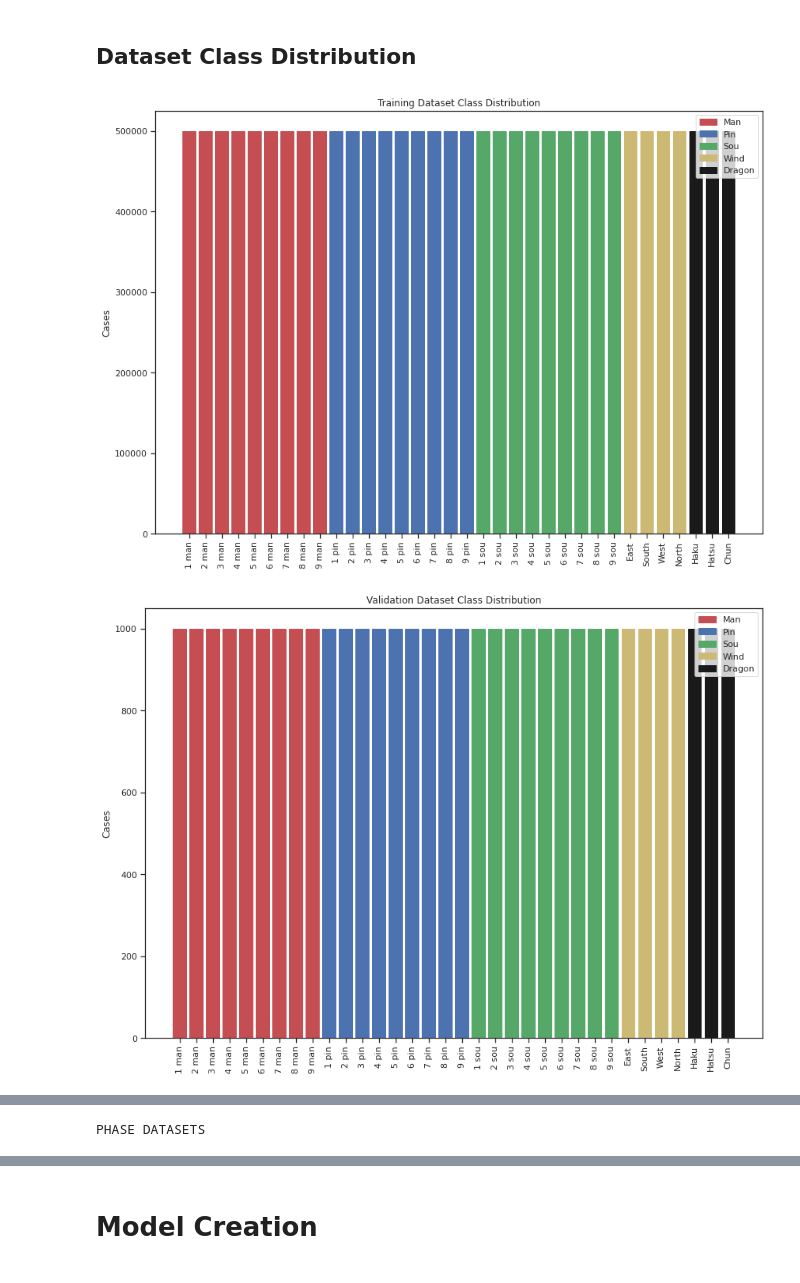
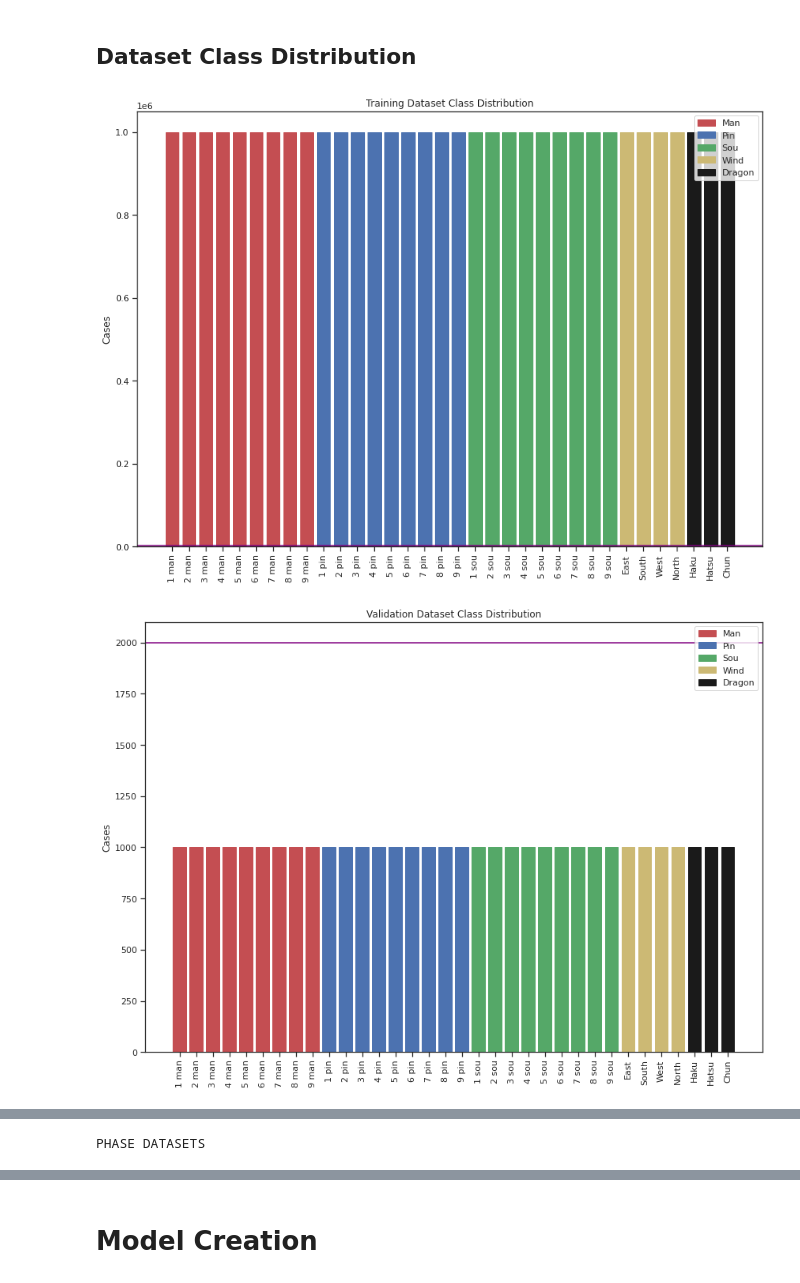
Before and after one commit to TrongTheAlpaca/mahjong_project, a Jupyter notebook: model.ipynb, the cells around one changed output, grey strips where cells are left out. Drawn from its saved outputs; the diff is of its cells as text; code cells hidden in the pictures.

```diff
--- a/model.ipynb
+++ b/model.ipynb
@@ -210,7 +211,7 @@ np.random.seed(0)
 
 DEVICE = torch.device("cuda")
 EPOCHS = 30
-DATASET_CONFIG = 'final_small'
+DATASET_CONFIG = 'final_big'
 SHUFFLE_DATASET = True
 
 LOAD_TEST_DATASET_ONLY = False
@@ -819,32 +844,35 @@ def generate_dataset_class_distribution(Y, title: str, horizontal=False):
     for i in range(18, 27):
         bar_list[i].set_color('g')
 
     for i in range(27, 31):
         bar_list[i].set_color('y')
 
     for i in range(31, 34):
         bar_list[i].set_color('k')
 
     ax = plt.gca()
     legend_man = mpatches.Patch(color='r', label='Man')
     legend_pin = mpatches.Patch(color='b', label='Pin')
     legend_sou = mpatches.Patch(color='g', label='Sou')
     legend_wind = mpatches.Patch(color='y', label='Wind')
     legend_dragons = mpatches.Patch(color='k', label='Dragon')
 
+    plt.axhline(y=2000, alpha=1, color='purple', linestyle='-')  # TEMPORARY
+
+
     plt.title(title)
     plt.legend(handles=[legend_man, legend_pin, legend_sou, legend_wind, legend_dragons])
 
     plt.show()
 
 generate_dataset_class_distribution(train_dataset.y_data, "Training Dataset Class Distribution", horizontal=False)
 generate_dataset_class_distribution(validation_dataset.y_data, "Validation Dataset Class Distribution", horizontal=False)
 generate_dataset_class_distribution(test_dataset.y_data, "Testing Dataset Class Distribution", horizontal=False)
 
 print('PHASE DATASETS')
 generate_dataset_class_distribution(phase_datasets[0].y_data, "Early Phase Dataset Class Distribution", horizontal=False)
 generate_dataset_class_distribution(phase_datasets[1].y_data, "Mid Phase Dataset Class Distribution", horizontal=False)
 generate_dataset_class_distribution(phase_datasets[2].y_data, "Late Phase Dataset Class Distribution", horizontal=False)
 # %% [output]
-[figure, old version]
+[figure, new version]
-[figure, old version]
+[figure, new version]
```
Also changed, not shown: parts of 38 cells of this notebook, 30 other files.
